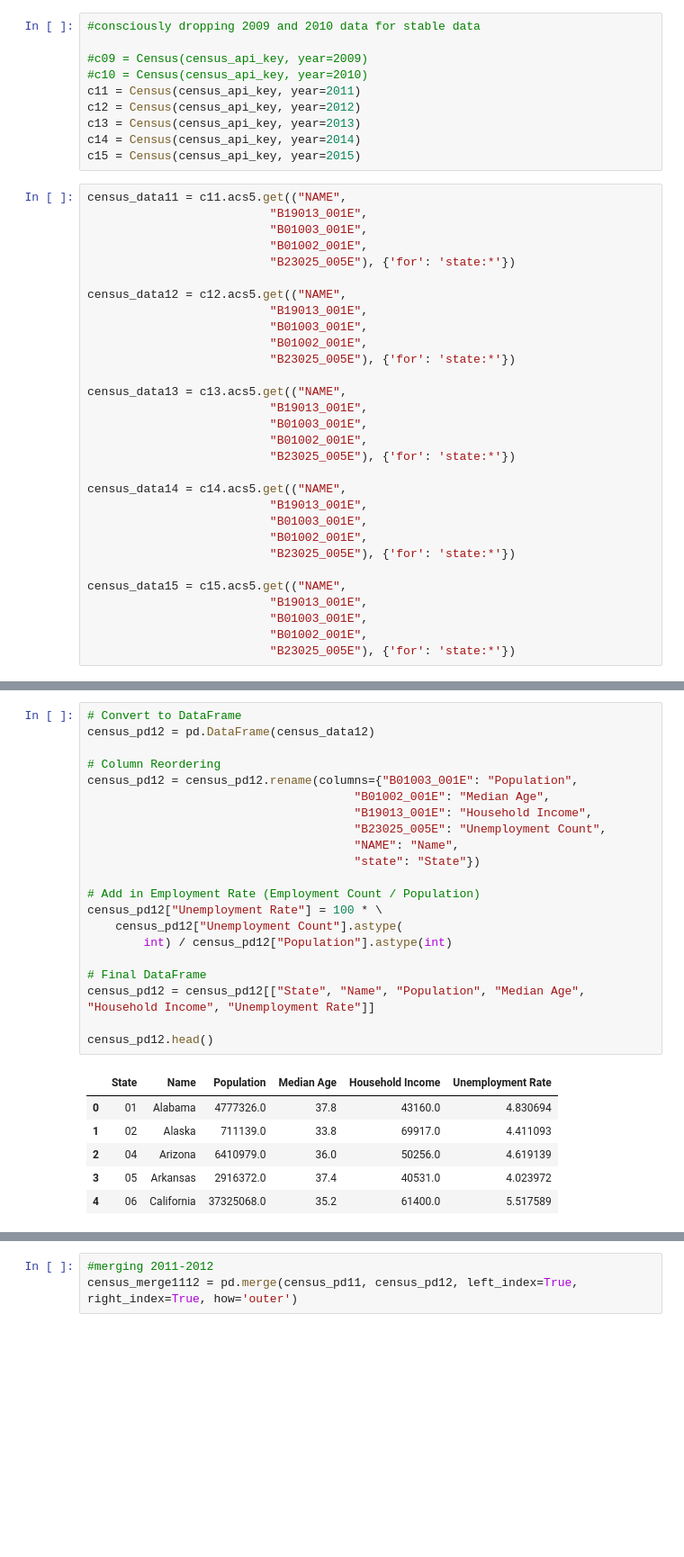
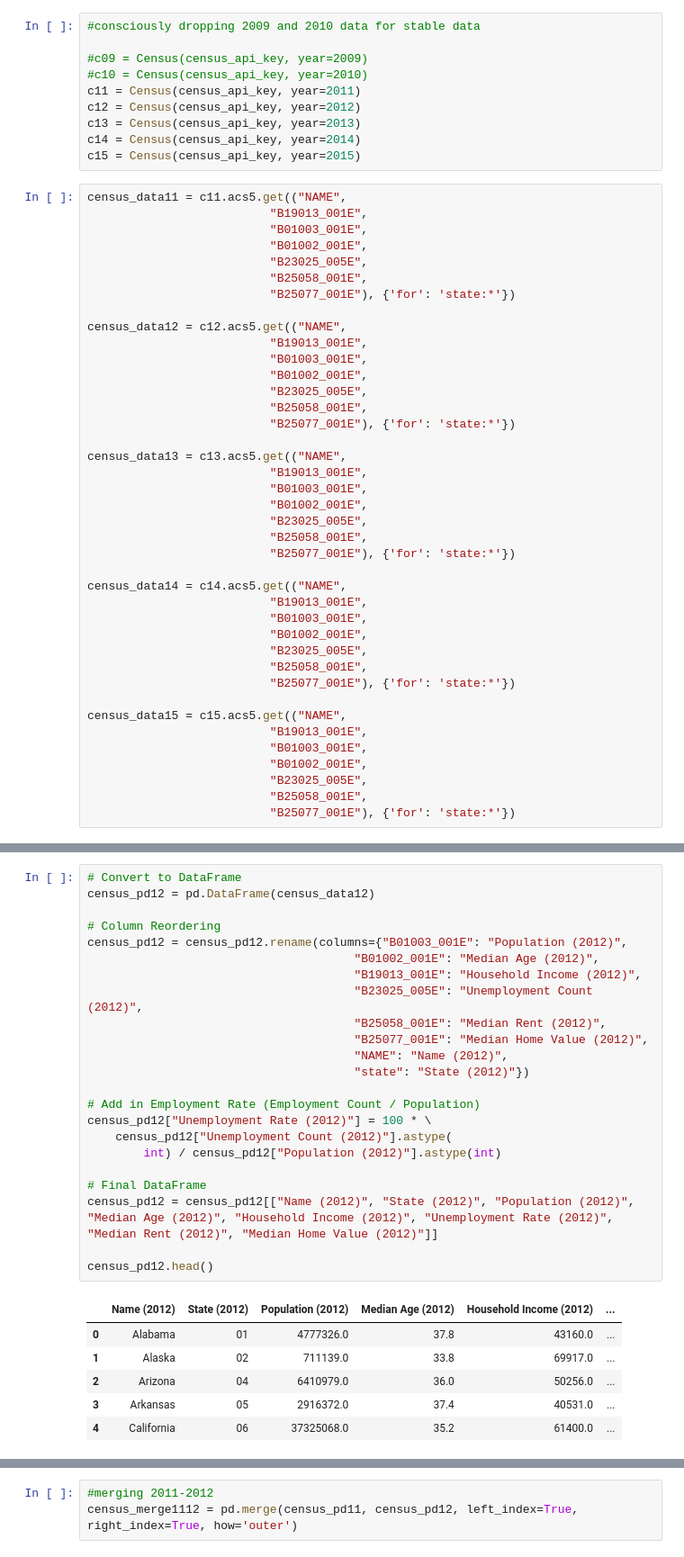
Before and after one commit to rtrounday/census-data, a Jupyter notebook: real_estate.ipynb, the cells around one changed output, grey strips where cells are left out. Shown at 90% size. Drawn from its saved outputs; the diff is of its cells as text; blank space fills up the shorter version.

```diff
--- a/real_estate.ipynb
+++ b/real_estate.ipynb
@@ -63,31 +59,41 @@ census_data11 = c11.acs5.get(("NAME",
                           "B19013_001E",
                           "B01003_001E",
                           "B01002_001E",
-                          "B23025_005E"), {'for': 'state:*'})
+                          "B23025_005E",
+                          "B25058_001E",
+                          "B25077_001E"), {'for': 'state:*'})
 
 census_data12 = c12.acs5.get(("NAME",
                           "B19013_001E",
                           "B01003_001E",
                           "B01002_001E",
-                          "B23025_005E"), {'for': 'state:*'})
+                          "B23025_005E",
+                          "B25058_001E",
+                          "B25077_001E"), {'for': 'state:*'})
 
 census_data13 = c13.acs5.get(("NAME",
                           "B19013_001E",
                           "B01003_001E",
                           "B01002_001E",
-                          "B23025_005E"), {'for': 'state:*'})
+                          "B23025_005E",
+                          "B25058_001E",
+                          "B25077_001E"), {'for': 'state:*'})
 
 census_data14 = c14.acs5.get(("NAME",
                           "B19013_001E",
                           "B01003_001E",
                           "B01002_001E",
-                          "B23025_005E"), {'for': 'state:*'})
+                          "B23025_005E",
+                          "B25058_001E",
+                          "B25077_001E"), {'for': 'state:*'})
 
 census_data15 = c15.acs5.get(("NAME",
                           "B19013_001E",
                           "B01003_001E",
                           "B01002_001E",
-                          "B23025_005E"), {'for': 'state:*'})
+                          "B23025_005E",
+                          "B25058_001E",
+                          "B25077_001E"), {'for': 'state:*'})
 # %%
 # Convert to DataFrame
 census_pd11 = pd.DataFrame(census_data11)
@@ -119,31 +127,33 @@ census_pd11.head()
 # %%
 # Convert to DataFrame
 census_pd12 = pd.DataFrame(census_data12)
 
 # Column Reordering
-census_pd12 = census_pd12.rename(columns={"B01003_001E": "Population",
-                                      "B01002_001E": "Median Age",
-                                      "B19013_001E": "Household Income",
-                                      "B23025_005E": "Unemployment Count",
-                                      "NAME": "Name",
-                                      "state": "State"})
+census_pd12 = census_pd12.rename(columns={"B01003_001E": "Population (2012)",
+                                      "B01002_001E": "Median Age (2012)",
+                                      "B19013_001E": "Household Income (2012)",
+                                      "B23025_005E": "Unemployment Count (2012)",
+                                      "B25058_001E": "Median Rent (2012)",
+                                      "B25077_001E": "Median Home Value (2012)",
+                                      "NAME": "Name (2012)",
+                                      "state": "State (2012)"})
 
 # Add in Employment Rate (Employment Count / Population)
-census_pd12["Unemployment Rate"] = 100 * \
-    census_pd12["Unemployment Count"].astype(
-        int) / census_pd12["Population"].astype(int)
+census_pd12["Unemployment Rate (2012)"] = 100 * \
+    census_pd12["Unemployment Count (2012)"].astype(
+        int) / census_pd12["Population (2012)"].astype(int)
 
 # Final DataFrame
-census_pd12 = census_pd12[["State", "Name", "Population", "Median Age", "Household Income", "Unemployment Rate"]]
+census_pd12 = census_pd12[["Name (2012)", "State (2012)", "Population (2012)", "Median Age (2012)", "Household Income (2012)", "Unemployment Rate (2012)", "Median Rent (2012)", "Median Home Value (2012)"]]
 
 census_pd12.head()
 # %% [output]
-|  | State | Name | Population | Median Age | Household Income | Unemployment Rate |
-| 0 | 01 | Alabama | 4777326.0 | 37.8 | 43160.0 | 4.830694 |
-| 1 | 02 | Alaska | 711139.0 | 33.8 | 69917.0 | 4.411093 |
-| 2 | 04 | Arizona | 6410979.0 | 36.0 | 50256.0 | 4.619139 |
-| 3 | 05 | Arkansas | 2916372.0 | 37.4 | 40531.0 | 4.023972 |
-| 4 | 06 | California | 37325068.0 | 35.2 | 61400.0 | 5.517589 |
+|  | Name (2012) | State (2012) | Population (2012) | Median Age (2012) | Household Income (2012) | ... |
+| 0 | Alabama | 01 | 4777326.0 | 37.8 | 43160.0 | ... |
+| 1 | Alaska | 02 | 711139.0 | 33.8 | 69917.0 | ... |
+| 2 | Arizona | 04 | 6410979.0 | 36.0 | 50256.0 | ... |
+| 3 | Arkansas | 05 | 2916372.0 | 37.4 | 40531.0 | ... |
+| 4 | California | 06 | 37325068.0 | 35.2 | 61400.0 | ... |
 # %%
 # Convert to DataFrame
 census_pd13 = pd.DataFrame(census_data13)
```
Also changed, not shown: parts of 17 cells of this notebook.
